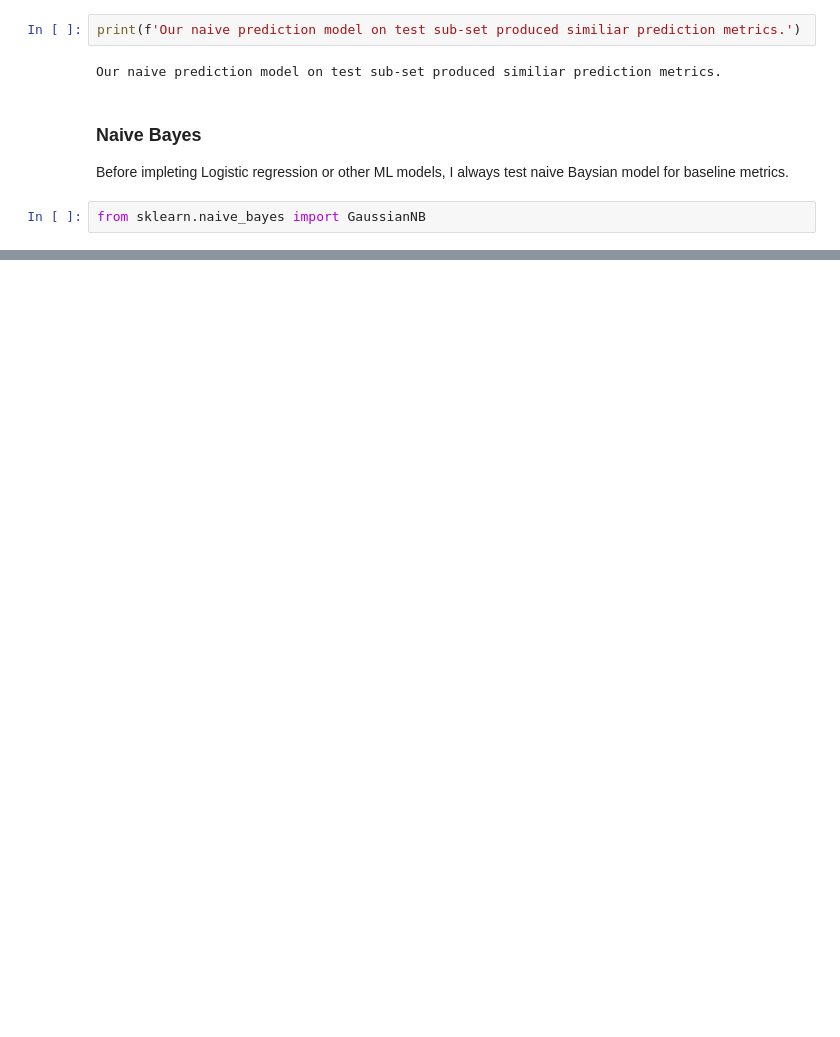
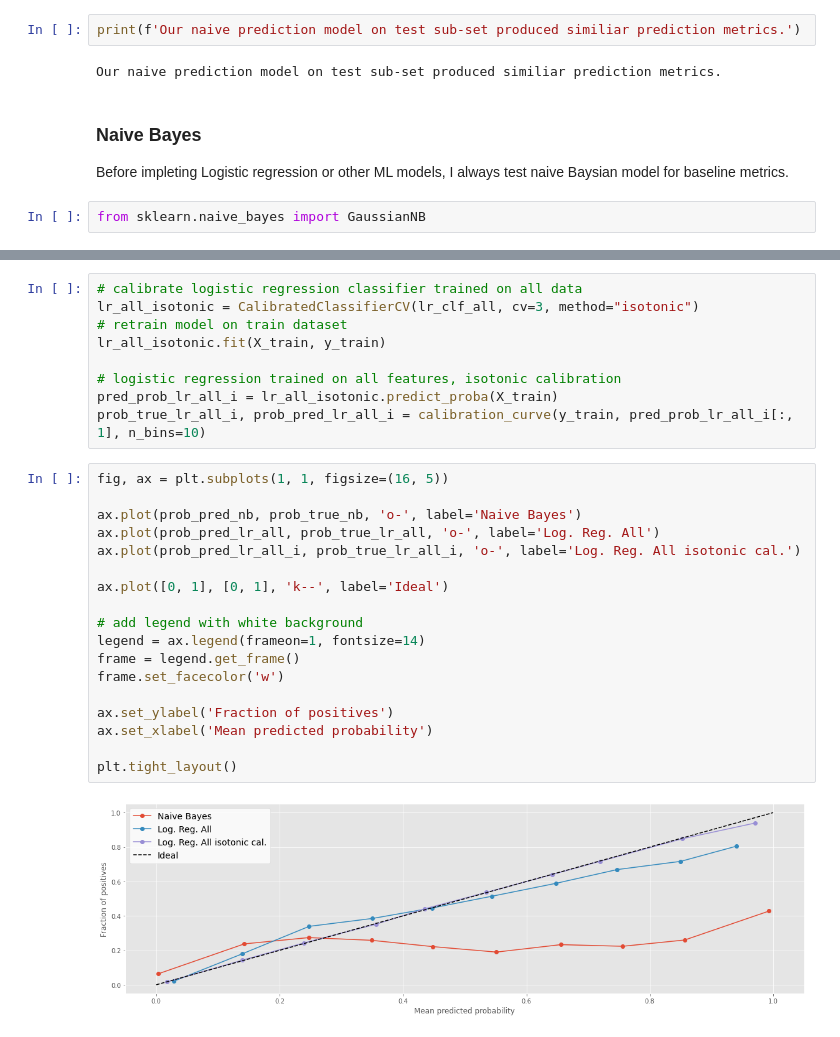
Before and after one commit to TK-Problem/Task-for-Quantitative-Analyst, a Jupyter notebook: results.ipynb, the cells around one changed output, grey strips where cells are left out. Cells and saved outputs as stored; diff of their text form; blank space fills up the shorter version.

```diff
--- a/results.ipynb
+++ b/results.ipynb
@@ -1567,0 +2008,29 @@ Recall:    0.402
+# %%
+# calibrate logistic regression classifier trained on all data
+lr_all_isotonic = CalibratedClassifierCV(lr_clf_all, cv=3, method="isotonic")
+# retrain model on train dataset
+lr_all_isotonic.fit(X_train, y_train)
+
+# logistic regression trained on all features, isotonic calibration
+pred_prob_lr_all_i = lr_all_isotonic.predict_proba(X_train)
+prob_true_lr_all_i, prob_pred_lr_all_i = calibration_curve(y_train, pred_prob_lr_all_i[:, 1], n_bins=10)
+# %%
+fig, ax = plt.subplots(1, 1, figsize=(16, 5))
+
+ax.plot(prob_pred_nb, prob_true_nb, 'o-', label='Naive Bayes')
+ax.plot(prob_pred_lr_all, prob_true_lr_all, 'o-', label='Log. Reg. All')
+ax.plot(prob_pred_lr_all_i, prob_true_lr_all_i, 'o-', label='Log. Reg. All isotonic cal.')
+
+ax.plot([0, 1], [0, 1], 'k--', label='Ideal')
+
+# add legend with white background
+legend = ax.legend(frameon=1, fontsize=14)
+frame = legend.get_frame()
+frame.set_facecolor('w')
+
+ax.set_ylabel('Fraction of positives')
+ax.set_xlabel('Mean predicted probability')
+
+plt.tight_layout()
+# %% [output]
+[figure, added]
```
Also changed, not shown: parts of 44 cells of this notebook.
